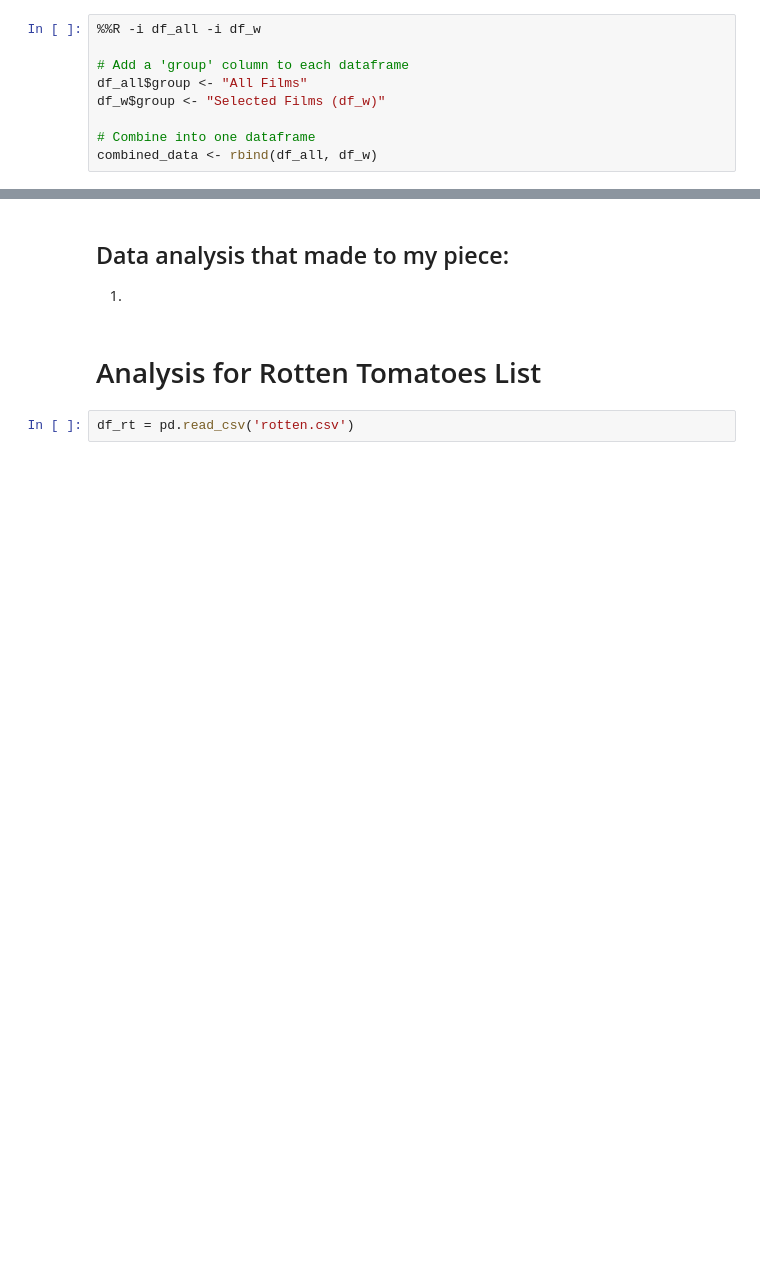
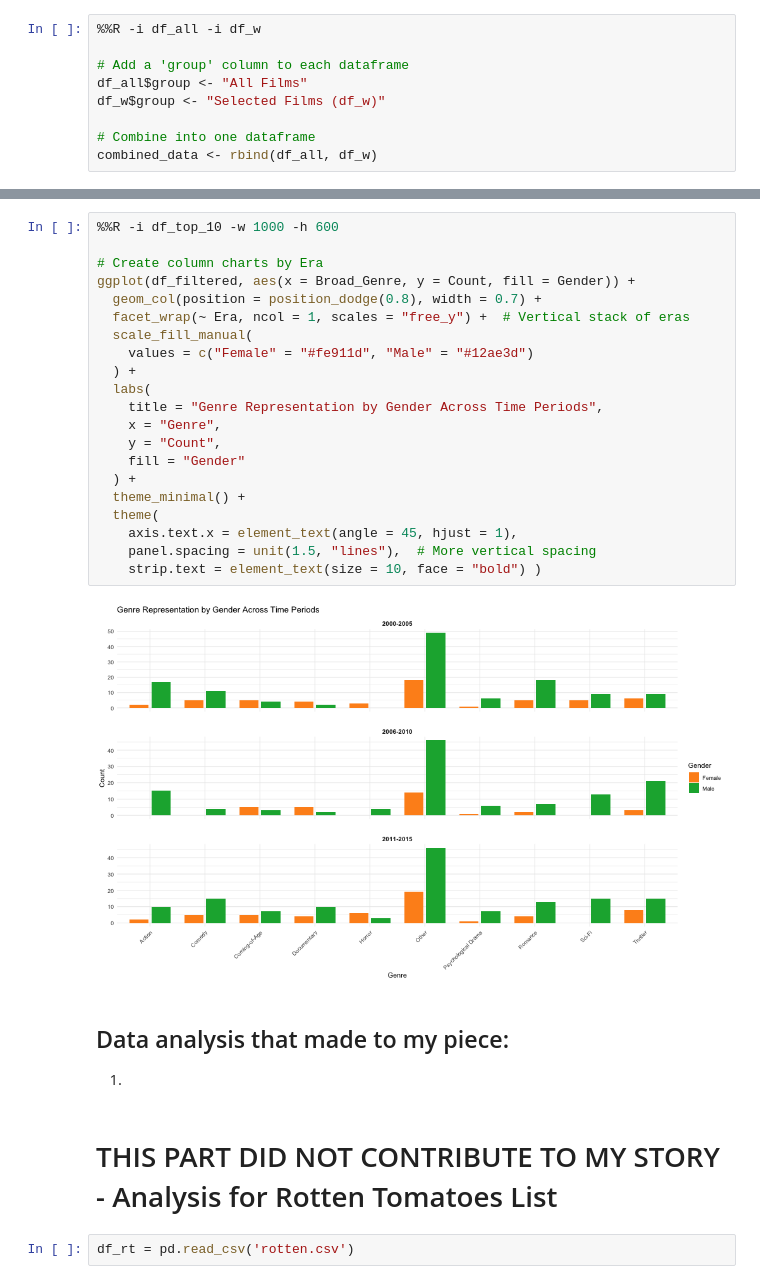
Before and after one commit to yatingw24/directors, a Jupyter notebook: Analysis.ipynb, the cells around one changed output, grey strips where cells are left out. Cells and saved outputs as stored; diff of their text form; blank space fills up the shorter version.

```diff
--- a/Analysis.ipynb
+++ b/Analysis.ipynb
@@ -252,8 +604,31 @@ combined_data
+# %%
+%%R -i df_top_10 -w 1000 -h 600
+
+# Create column charts by Era
+ggplot(df_filtered, aes(x = Broad_Genre, y = Count, fill = Gender)) +
+  geom_col(position = position_dodge(0.8), width = 0.7) +
+  facet_wrap(~ Era, ncol = 1, scales = "free_y") +  # Vertical stack of eras
+  scale_fill_manual(
+    values = c("Female" = "#fe911d", "Male" = "#12ae3d")
+  ) +
+  labs(
+    title = "Genre Representation by Gender Across Time Periods",
+    x = "Genre",
+    y = "Count",
+    fill = "Gender"
+  ) +
+  theme_minimal() +
+  theme(
+    axis.text.x = element_text(angle = 45, hjust = 1),
+    panel.spacing = unit(1.5, "lines"),  # More vertical spacing
+    strip.text = element_text(size = 10, face = "bold") )
+# %% [output]
+[figure, added]
 # %% [markdown]
 ## Data analysis that made to my piece:
 1.
 # %% [markdown]
-# Analysis for Rotten Tomatoes List
+# THIS PART DID NOT CONTRIBUTE TO MY STORY - Analysis for Rotten Tomatoes List
 # %%
 df_rt = pd.read_csv('rotten.csv')
 # %% [markdown]
```
Also changed, not shown: parts of 56 cells of this notebook, 12 other files.
